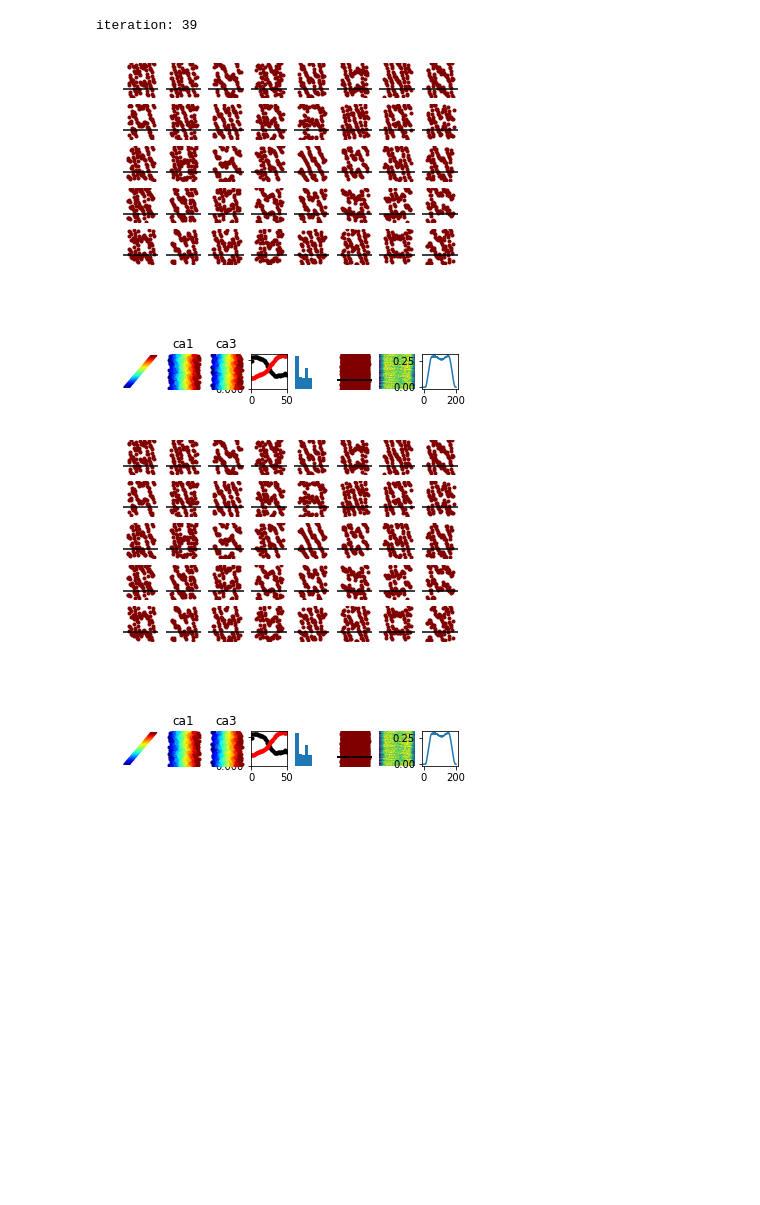
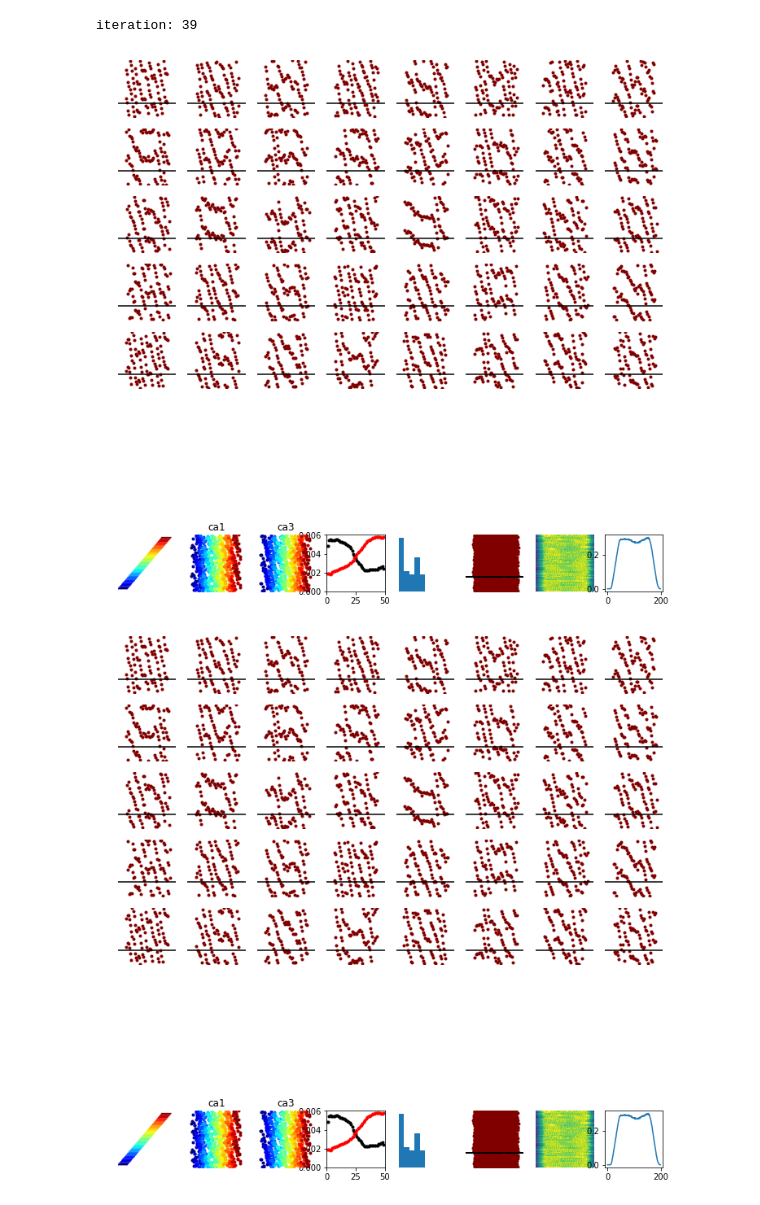
Before and after one commit to DavidTingley/papers, a Jupyter notebook: LS_phasecoding/modeling/dynamicWeightingModel_wo_thetaSeqs.ipynb, the cells around one changed output. Cells and saved outputs as stored; diff of their text form; code cells hidden in the pictures; blank space fills up the shorter version.

Commit message:
larger plots

```diff
--- a/LS_phasecoding/modeling/dynamicWeightingModel_wo_thetaSeqs.ipynb
+++ b/LS_phasecoding/modeling/dynamicWeightingModel_wo_thetaSeqs.ipynb
@@ -63,7 +63,7 @@ cellparams = {
 
 print('This script fails when running on MyBinder.org due to memory constraints, try using dynamicWeightingModel_wo_thetaSeqs_Binder_Compatible.ipynb instead')
 plt.ion()
-fig = plt.figure(figsize=(6,6))
+fig = plt.figure(figsize=(12,12))
 
 # free parameters
 numcells = 50
@@ -196,32 +196,32 @@ for iteration in range(0,numIterations,1):
                 plt.cla()
                 plt.plot(np.mean(spkCount,1))
             if iteration == 0:
                 plt.subplot(8,8, 58)
                 plot_phaseclouds(CA123_voltages[0].segments[-1],np.angle(sig.hilbert(zscore(synTheta_rand[0].amplitudes))))
                 plot_phaseclouds(CA123_voltages[0].segments[-1],np.angle(sig.hilbert(zscore(synTheta_rand[0].amplitudes)))+6.29)
                 plt.xlim((0, runtime))
                 plt.ylim((-3.14, 3.14*3))
                 plt.axis('off')
                 plt.title('ca1')
                 plt.subplot(8,8, 59)
                 plot_phaseclouds(CA123_voltages[1].segments[-1],np.angle(sig.hilbert(zscore(synTheta_rand[0].amplitudes))))
                 plot_phaseclouds(CA123_voltages[1].segments[-1],np.angle(sig.hilbert(zscore(synTheta_rand[0].amplitudes)))+6.29)
                 plt.title('ca3')
                 plt.xlim((0, runtime))
                 plt.ylim((-3.14, 3.14*3))
                 plt.axis('off')
     display.clear_output(wait=True)
     print('iteration: ' + str(iteration))
     display.display(plt.gcf())
     plt.pause(.1)
 
     # uncomment below if you would like to save data
 #     io = neo.io.NeoMatlabIO(filename='data/dynamic_wo_theta_seq_ls_output_' + str(iteration) + '.mat')
 #     LS.write_data(io)
 #     sio.savemat('data/dynamic_wo_theta_seq_trial_' + str(iteration) + '_theta.mat',mdict={'theta': synTheta_rand[0].amplitudes})
     # reset sim
     reset(annotations={"iteration" : iteration})
 # %% [output]
 iteration: 39
-[figure, old version]
+[figure, new version]
-[figure, old version]
+[figure, new version]
```
Also changed, not shown: 3 other files.
